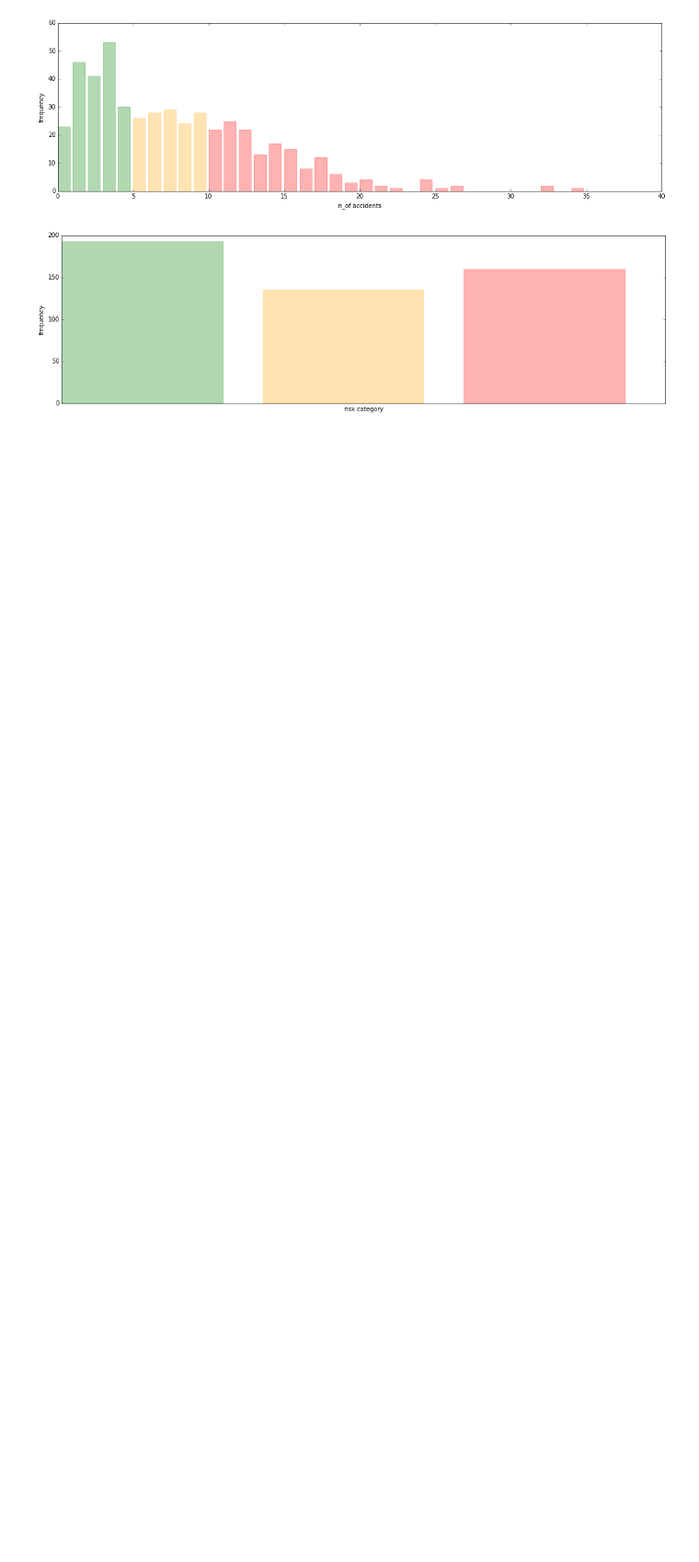
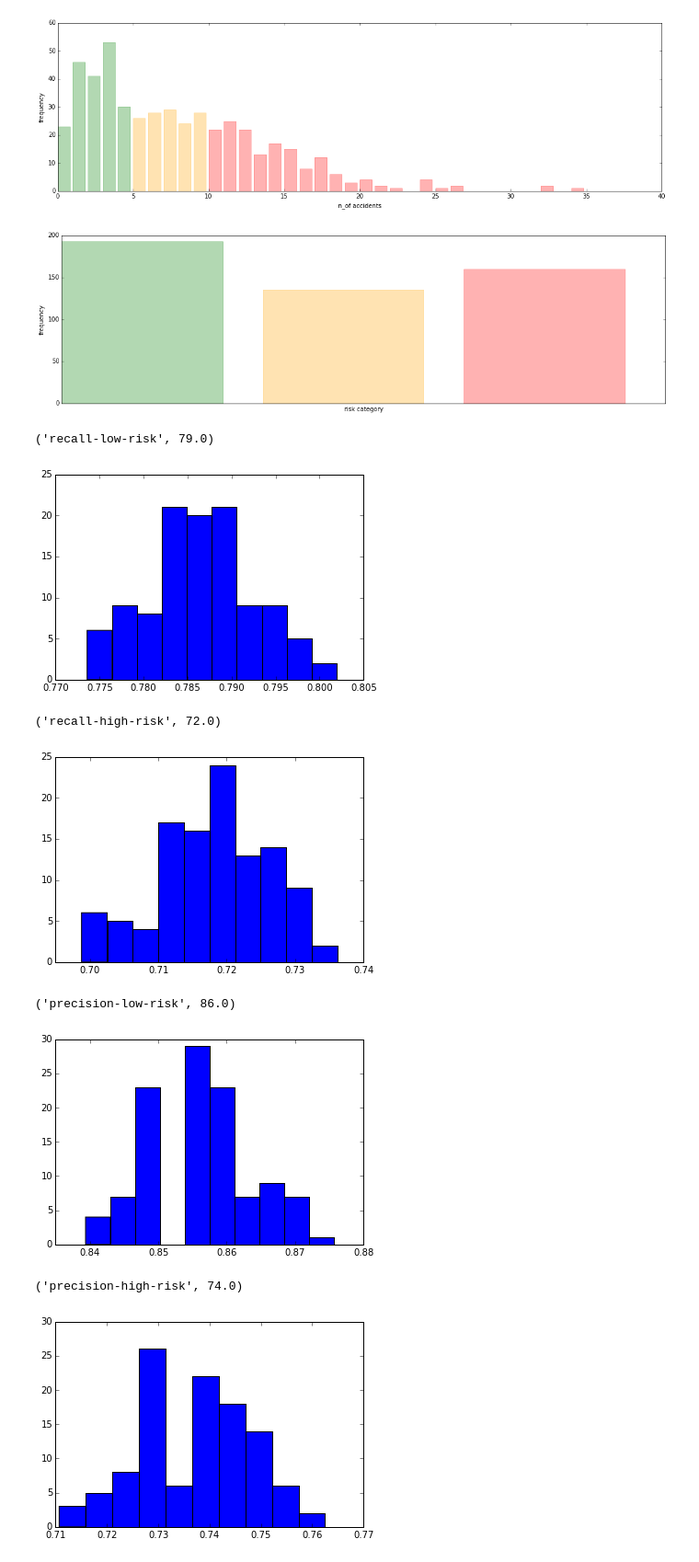
Before and after one commit to massaroantonio/telecom_bigdata, a Jupyter notebook: Untitled1.ipynb, the cells around one changed output. Shown at 92% size. Saved outputs shown, nothing was run; the diff lists cells and outputs as text; code cells hidden in the pictures; blank space fills up the shorter version.

```diff
--- a/Untitled1.ipynb
+++ b/Untitled1.ipynb
@@ -256,7 +257,7 @@ plt.show()
 [figure]
 [figure]
 # %%
-f=open('recall_precision_accuracy','r')
+f=open('recall_precision_accuracy_tw','r')
 for l in f:
     s=l.split(';')
     #if s[4]=='[[0, 1, 2, 3, 4], [5, 6, 7, 8, 9]]':
@@ -425,3 +424,74 @@ plt.show()
 [figure]
 [figure]
 [figure]
+# %%
+f=open('recall_precision_accuracies_forest20f_[01234][56789]_200_tw','r')
+A=[]
+P=[]
+R=[]
+for line in f:
+    s=line.split(';')
+    recall=s[1]
+    recall=recall.replace('[','').replace(']','').replace(' ','').split(',')
+    recall=[float(r) for r in recall]
+    precision=s[2]
+    precision=precision.replace('[','').replace(']','').replace(' ','').split(',')
+    precision=[float(r) for r in precision]
+    accuracy=float(s[3])
+    P.append(precision)
+    R.append(recall)
+    A.append(accuracy)
+P=np.array(P)
+R=np.array(R)
+A=np.array(A)
+print('recall-low-risk', round(100*np.average(R[:,0])))
+plt.hist(R[:,0])
+plt.show()
+print('recall-high-risk',round(100*np.average(R[:,2])))
+plt.hist(R[:,2])
+plt.show()
+print('precision-low-risk',round(100*np.average(P[:,0])))
+plt.hist(P[:,0])
+plt.show()
+print('precision-high-risk',round(100*np.average(P[:,2])))
+plt.hist(P[:,2])
+plt.show()
+print('accuracies',round(100*np.average(A)))
+plt.hist(A)
+plt.show()
+
+p=[[0,1,2,3,4],[5,6,7,8,9]]
+
+H=np.histogram(Y,list(range(40)))
+barlist=plt.bar(H[1][:-1],H[0],alpha=.3)
+plt.gcf().set_size_inches(18, 5)
+for i in range(p[0][-1]+1):
+    barlist[i].set_color('g')
+for i in range(p[0][-1]+1,p[1][-1]+1):
+    barlist[i].set_color('orange')
+for i in range(p[1][-1]+1,len(barlist)):
+    barlist[i].set_color('red')
+plt.xlabel('n_of accidents')
+plt.ylabel('frequency')
+plt.show()
+
+Y_q=part(Y,p)
+H=np.histogram(Y_q,list(range(4)))
+barlist=plt.bar(H[1][:-1],H[0],alpha=.3)
+plt.gcf().set_size_inches(18, 5)
+barlist[0].set_color('g')
+barlist[1].set_color('orange')
+barlist[2].set_color('red')
+plt.xlabel('risk category')
+plt.ylabel('frequency')
+plt.tick_params(axis='x',which='both',bottom='off',top='off',labelbottom='off')
+plt.show()
+# %% [output]
+('recall-low-risk', 79.0)
+[figure, added]
+('recall-high-risk', 72.0)
+[figure, added]
+('precision-low-risk', 86.0)
+[figure, added]
+('precision-high-risk', 74.0)
+[figure, added]
```
Also changed, not shown: parts of 29 cells of this notebook, 10 other files.
